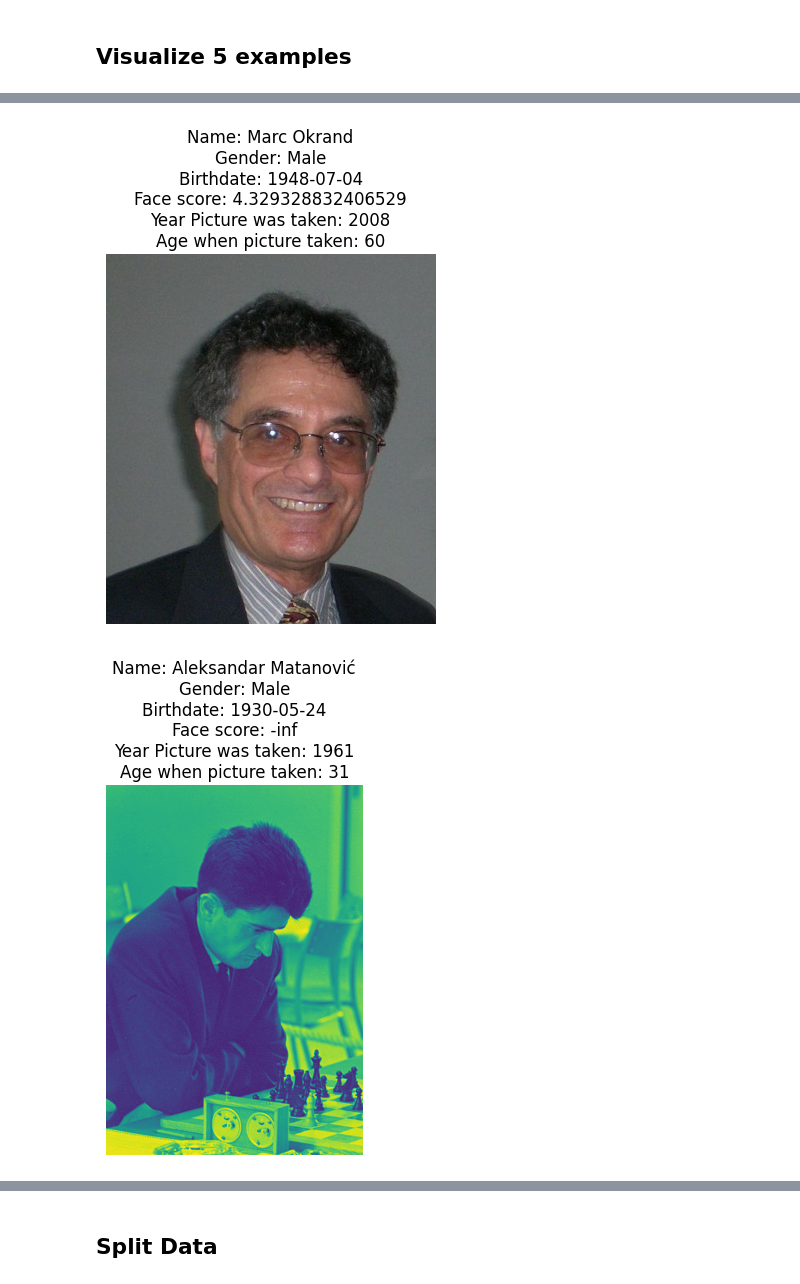
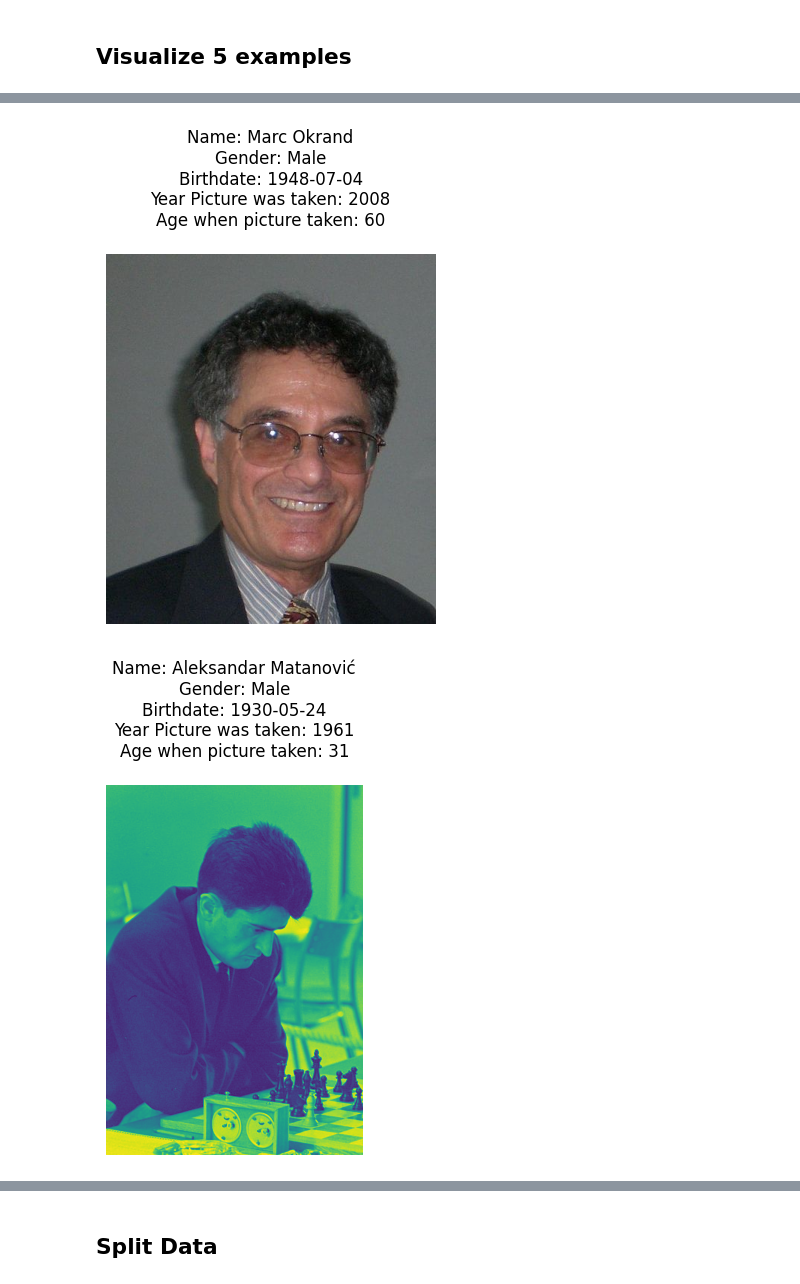
Before and after one commit to gabrielrosendo/faces-cnn, a Jupyter notebook: faces_CNN.ipynb, the cells around one changed output, grey strips where cells are left out. Drawn from its saved outputs; the diff is of its cells as text; code cells hidden in the pictures.

```diff
--- a/faces_CNN.ipynb
+++ b/faces_CNN.ipynb
@@ -26,6 +26,9 @@ from keras.models import Model
 ## Load Relevant Metadata
 # %%
 # Path to the local dataset directory
+import numpy as np
+
+
 data_dir = './wiki'
 
 # Path to the metadata file
@@ -39,22 +42,33 @@ image_paths = wiki_data['full_path'][0]
 names = wiki_data['name'][0]
 genders = wiki_data['gender'][0]
 birthdates = wiki_data['dob'][0]
-face_scores = wiki_data['face_score'][0]
 photo_taken = wiki_data['photo_taken'][0]
+
+# Calculate age
+# Function to convert MATLAB serial date number to a readable date
+def convert_dob(dob):
+    reference_date = datetime(1, 1, 1)
+    days_since_reference = int(dob)
+    actual_date = reference_date + timedelta(days=days_since_reference - 366)
+    return actual_date.strftime("%Y-%m-%d")  # Format as Year-Month-Day
+
+# Calculate ages
+ages = []
+for dob, photo_year in zip(birthdates, photo_taken):
+    birthdate = convert_dob(dob)
+    age = photo_year - int(birthdate[:4])
+
+    ages.append(age)
+
+ages = np.array(ages)
 # MATLAB's reference date (0 days since year 0)
 reference_date = datetime(1, 1, 1)
 # %% [markdown]
 ## Visualize 5 examples
 # %%
-# Function to convert MATLAB serial date number to a readable date
-def convert_dob(dob):
-    reference_date = datetime(1, 1, 1)
-    days_since_reference = int(dob)
-    actual_date = reference_date + timedelta(days=days_since_reference - 366)
-    return actual_date.strftime("%Y-%m-%d")  # Format as Year-Month-Day
 
 # Function to display an image with its metadata
-def display_image_with_metadata(image_path, name, gender, dob, face_score, photo_taken):
+def display_image_with_metadata(image_path, name, gender, dob, photo_taken, age):
     # Construct the full image path
     full_image_path = os.path.join(data_dir, image_path[0])
     birthdate_str = convert_dob(dob)
@@ -66,10 +80,9 @@ def display_image_with_metadata(image_path, name, gender, dob, face_score, photo
     title = (f"Name: {name[0]}\n"
             f"Gender: {'Male' if gender == 1 else 'Female' }\n"
              f"Birthdate: {birthdate_str}\n"
-             f"Face score: {face_score}\n"
              f"Year Picture was taken: {photo_taken}\n"
              # Can be off by 1 year, since db does not have month/day picture was taken
-             f"Age when picture taken: {photo_taken - int(birthdate_str[:4])}"
+             f"Age when picture taken: {age}\n"
              )
     plt.title(title)
     plt.axis('off')
@@ -77,5 +90,5 @@ def display_image_with_metadata(image_path, name, gender, dob, face_score, photo
 
 # Display a few images with their metadata
 for i in range(5):
-    display_image_with_metadata(image_paths[i], names[i], genders[i], birthdates[i], face_scores[i], photo_taken[i])
+    display_image_with_metadata(image_paths[i], names[i], genders[i], birthdates[i], photo_taken[i], ages[i])
 # %% [output]
@@ -84,2 +97,2 @@ for i in range(5):
-[figure, old version]
+[figure, new version]
-[figure, old version]
+[figure, new version]
```
Also changed, not shown: parts of 3 cells of this notebook.
